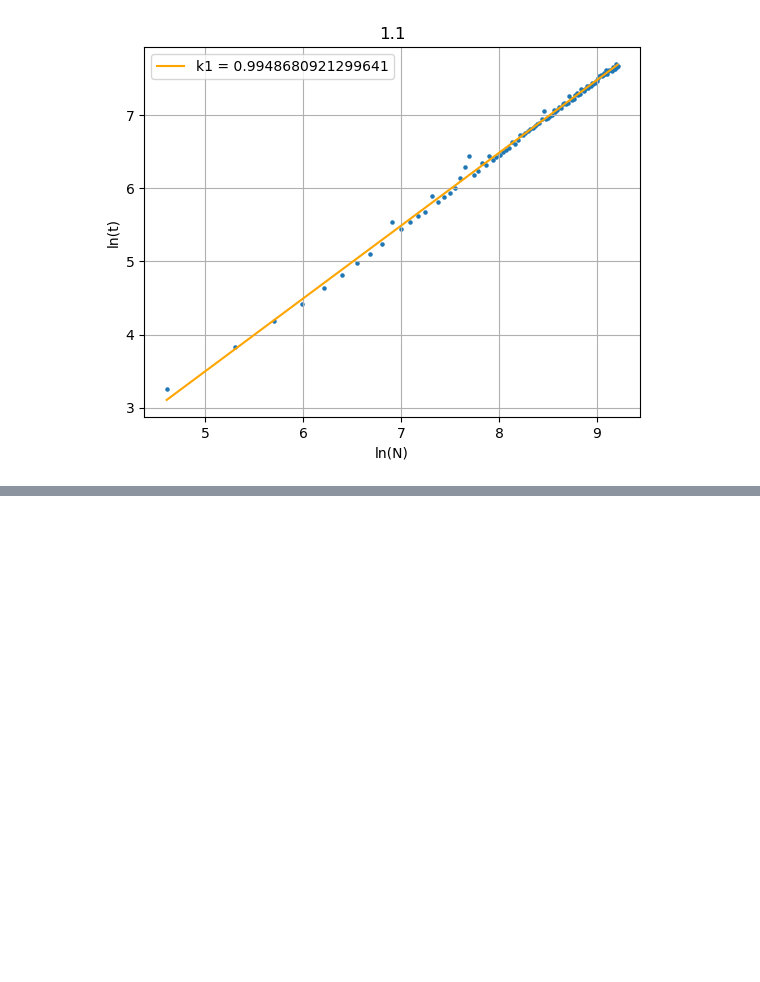
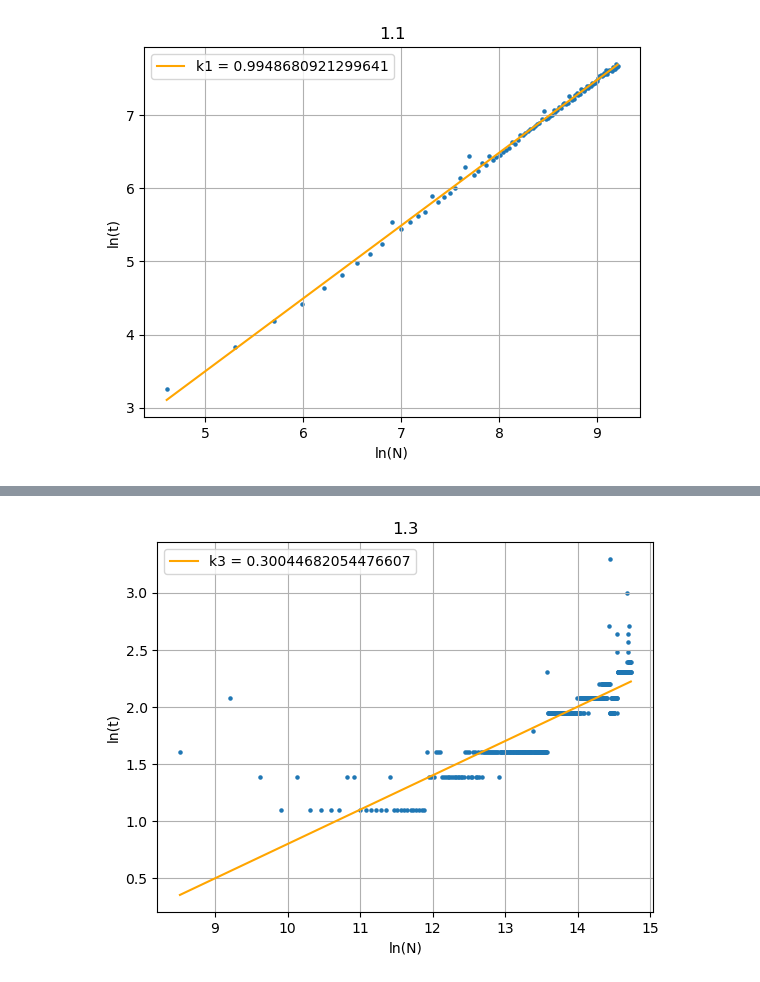
Before and after one commit to evil-mortysmith/cpp-labs, a Jupyter notebook: inf_labs/lab_2/graph1.ipynb, the cells around one changed output, grey strips where cells are left out. Saved outputs shown, nothing was run; the diff lists cells and outputs as text; code cells hidden in the pictures; blank space fills up the shorter version.

```diff
--- a/inf_labs/lab_2/graph1.ipynb
+++ b/inf_labs/lab_2/graph1.ipynb
@@ -63,0 +64,22 @@ plt.show()
+# %%
+time3 = np.loadtxt('data_1.3.txt')
+N3 = np.arange(1, len(time3)+1) * 5000
+
+x3= np.log(N3)
+y3 = np.log(time3)
+
+k3 = k(x3, y3)
+b3 = b(x3, y3)
+# %%
+plt.scatter(x3, y3, s=5)
+plt.plot(x3, k3*x3 + b3, label=f'k3 = {k3}', c='orange')
+
+plt.xlabel('ln(N)')
+plt.ylabel('ln(t)')
+
+plt.legend()
+plt.title(1.3)
+plt.grid(True)
+plt.show()
+# %% [output]
+[figure, added]
```
Also changed, not shown: parts of 1 cell of this notebook.
